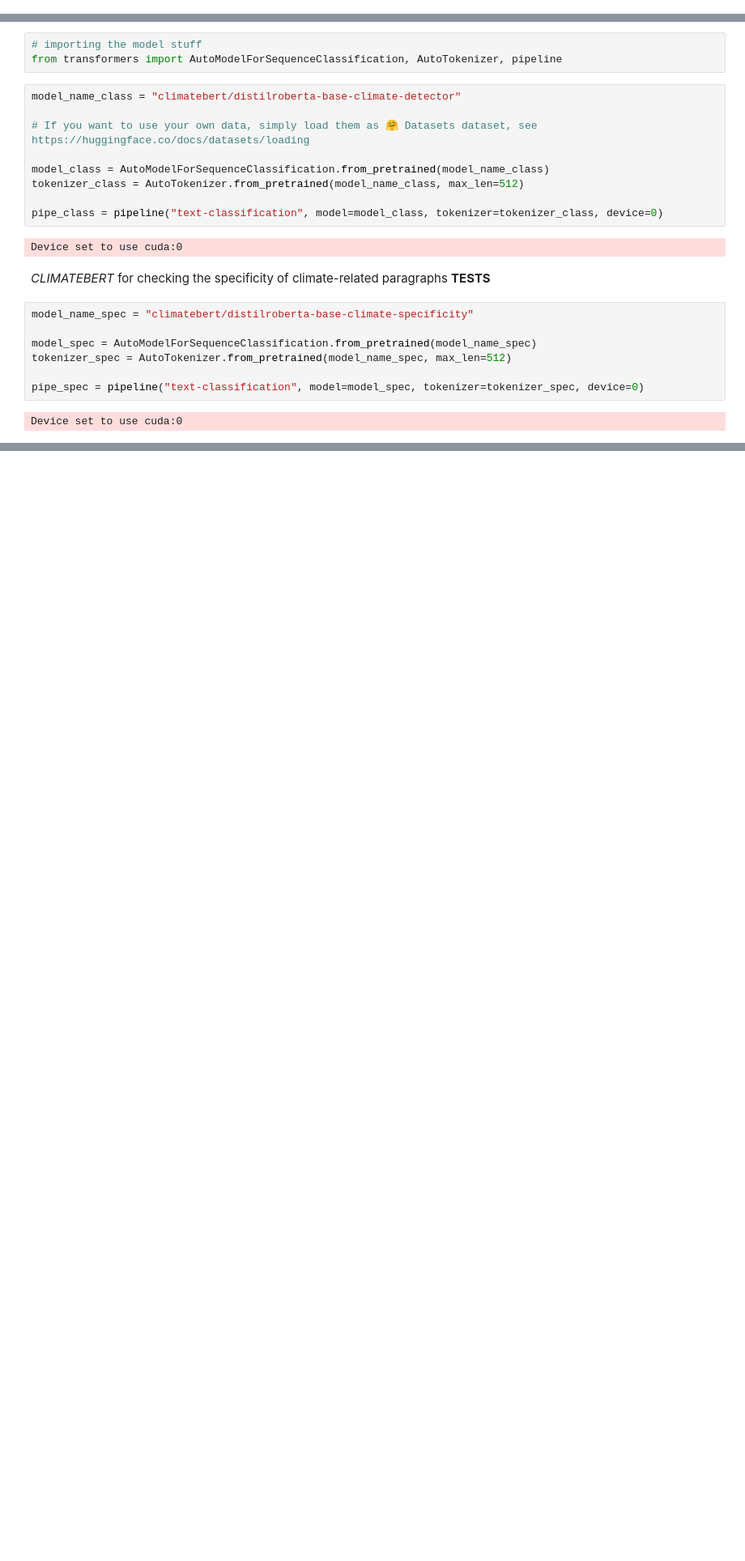
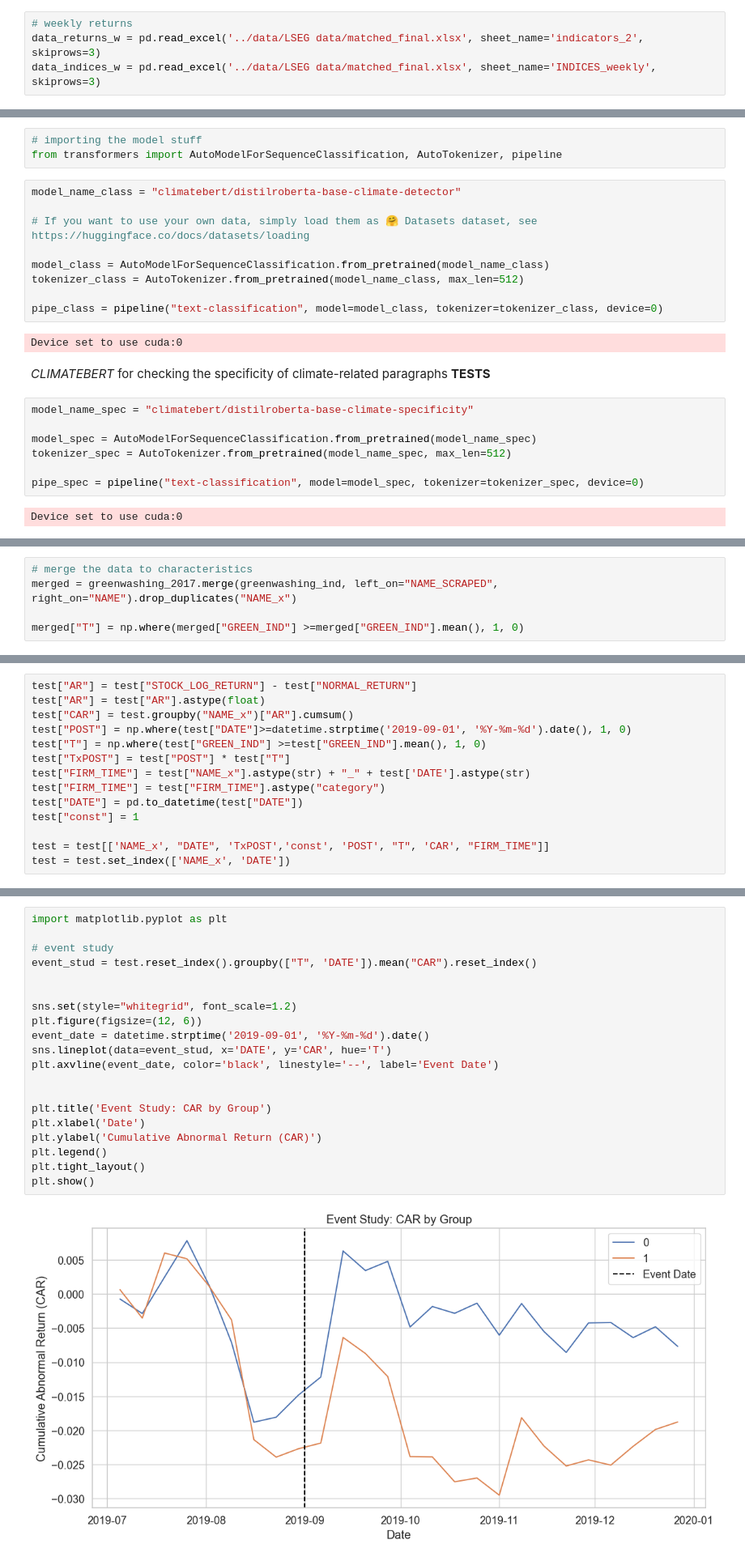
Before and after one commit to pszewi/thesis, a Jupyter notebook: code/methodology.ipynb, the cells around one changed output, grey strips where cells are left out. Shown at 81% size. Saved outputs shown, nothing was run; the diff lists cells and outputs as text; blank space fills up the shorter version.

```diff
--- a/code/methodology.ipynb
+++ b/code/methodology.ipynb
@@ -112,0 +113,4 @@ data_indices = pd.read_excel('../data/LSEG data/matched_final.xlsx', sheet_name=
+# %%
+# weekly returns
+data_returns_w = pd.read_excel('../data/LSEG data/matched_final.xlsx', sheet_name='indicators_2', skiprows=3)
+data_indices_w = pd.read_excel('../data/LSEG data/matched_final.xlsx', sheet_name='INDICES_weekly', skiprows=3)
@@ -469,0 +439,5 @@ greenwashing_ind = ComputeGreenInd(names_2017[0:5], "../data/text_processing/201
+# %%
+# merge the data to characteristics
+merged = greenwashing_2017.merge(greenwashing_ind, left_on="NAME_SCRAPED", right_on="NAME").drop_duplicates("NAME_x")
+
+merged["T"] = np.where(merged["GREEN_IND"] >=merged["GREEN_IND"].mean(), 1, 0)
@@ -469,0 +469,14 @@ greenwashing_ind = ComputeGreenInd(names_2017[0:5], "../data/text_processing/201
+# %%
+test["AR"] = test["STOCK_LOG_RETURN"] - test["NORMAL_RETURN"]
+test["AR"] = test["AR"].astype(float)
+test["CAR"] = test.groupby("NAME_x")["AR"].cumsum()
+test["POST"] = np.where(test["DATE"]>=datetime.strptime('2019-09-01', '%Y-%m-%d').date(), 1, 0)
+test["T"] = np.where(test["GREEN_IND"] >=test["GREEN_IND"].mean(), 1, 0)
+test["TxPOST"] = test["POST"] * test["T"]
+test["FIRM_TIME"] = test["NAME_x"].astype(str) + "_" + test['DATE'].astype(str)
+test["FIRM_TIME"] = test["FIRM_TIME"].astype("category")
+test["DATE"] = pd.to_datetime(test["DATE"])
+test["const"] = 1
+
+test = test[['NAME_x', "DATE", 'TxPOST','const', 'POST', "T", 'CAR', "FIRM_TIME"]]
+test = test.set_index(['NAME_x', 'DATE'])
@@ -469,0 +521,22 @@ greenwashing_ind = ComputeGreenInd(names_2017[0:5], "../data/text_processing/201
+# %%
+import matplotlib.pyplot as plt
+
+# event study
+event_stud = test.reset_index().groupby(["T", 'DATE']).mean("CAR").reset_index()
+
+
+sns.set(style="whitegrid", font_scale=1.2)
+plt.figure(figsize=(12, 6))
+event_date = datetime.strptime('2019-09-01', '%Y-%m-%d').date()
+sns.lineplot(data=event_stud, x='DATE', y='CAR', hue='T')
+plt.axvline(event_date, color='black', linestyle='--', label='Event Date')
+
+
+plt.title('Event Study: CAR by Group')
+plt.xlabel('Date')
+plt.ylabel('Cumulative Abnormal Return (CAR)')
+plt.legend()
+plt.tight_layout()
+plt.show()
+# %% [output]
+[figure, added]
```
Also changed, not shown: parts of 29 cells of this notebook, 1 other file.
